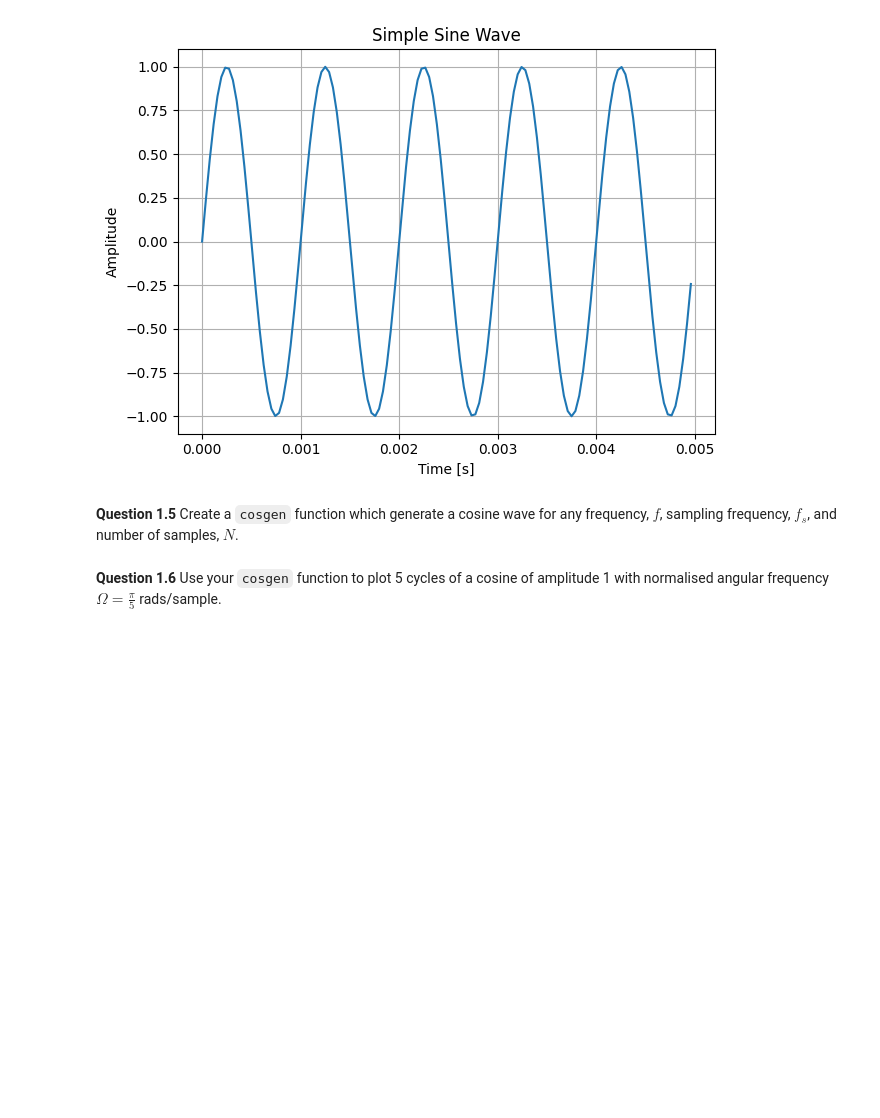
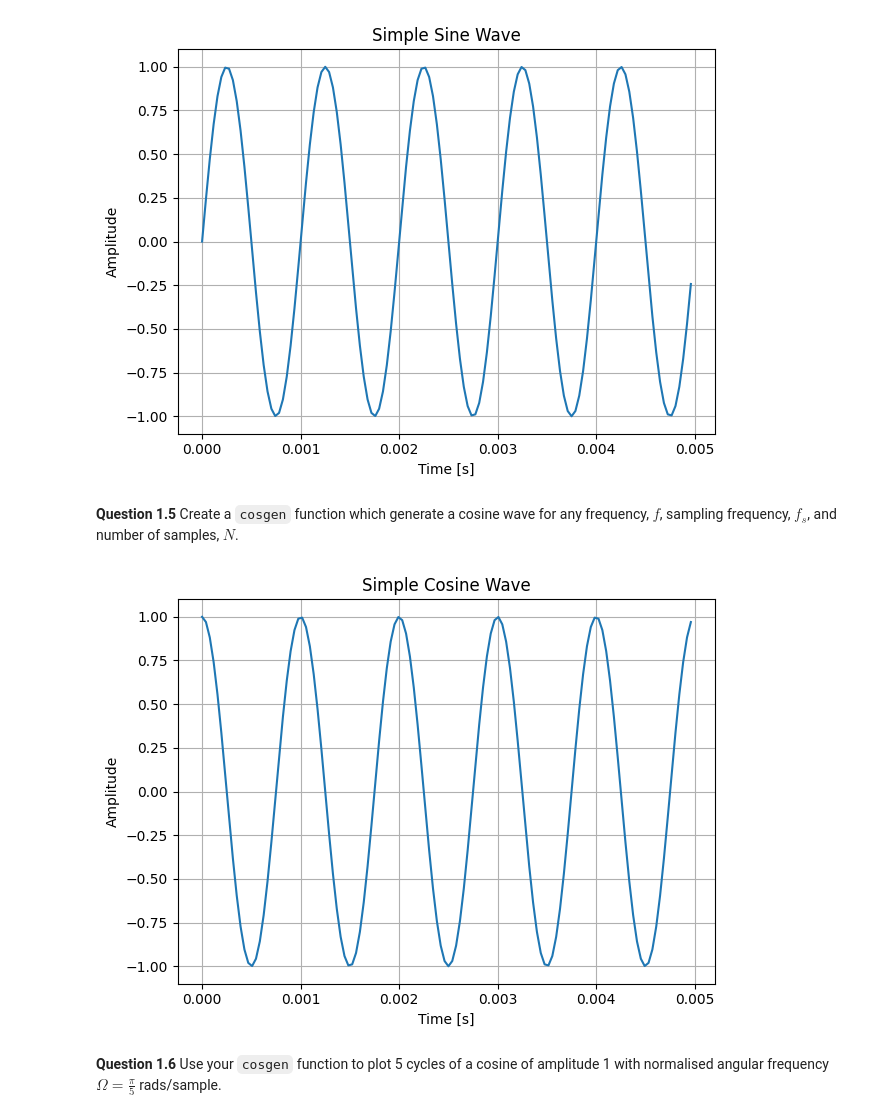
Before and after one commit to soongenwong/Signal-and-Systems, a Jupyter notebook: EX1 - Introduction.ipynb, the cells around one changed output. Drawn from its saved outputs; the diff is of its cells as text; code cells hidden in the pictures; blank space fills up the shorter version.

```diff
--- a/EX1 - Introduction.ipynb
+++ b/EX1 - Introduction.ipynb
@@ -209,6 +223,13 @@ plt.show()
 **Question 1.5** Create a `cosgen` function which generate a cosine wave for any frequency, $f$, sampling frequency, $f_s$, and number of samples, $N$.
 # %%
 # add code here
+from functions.lab_functions import cosgen
+t, y = cosgen(fs, fsig, Nsamp)
+
+plt = plot_signal(t, y, title='Simple Cosine Wave', xlabel='Time [s]', ylabel='Amplitude')
+plt.show()
+# %% [output]
+[figure, added]
 # %% [markdown]
 **Question 1.6** Use your `cosgen` function to plot 5 cycles of a cosine of amplitude 1 with normalised angular frequency $\Omega=\frac{\pi}{5}$ rads/sample.
 # %%
```
Also changed, not shown: parts of 5 cells of this notebook.
